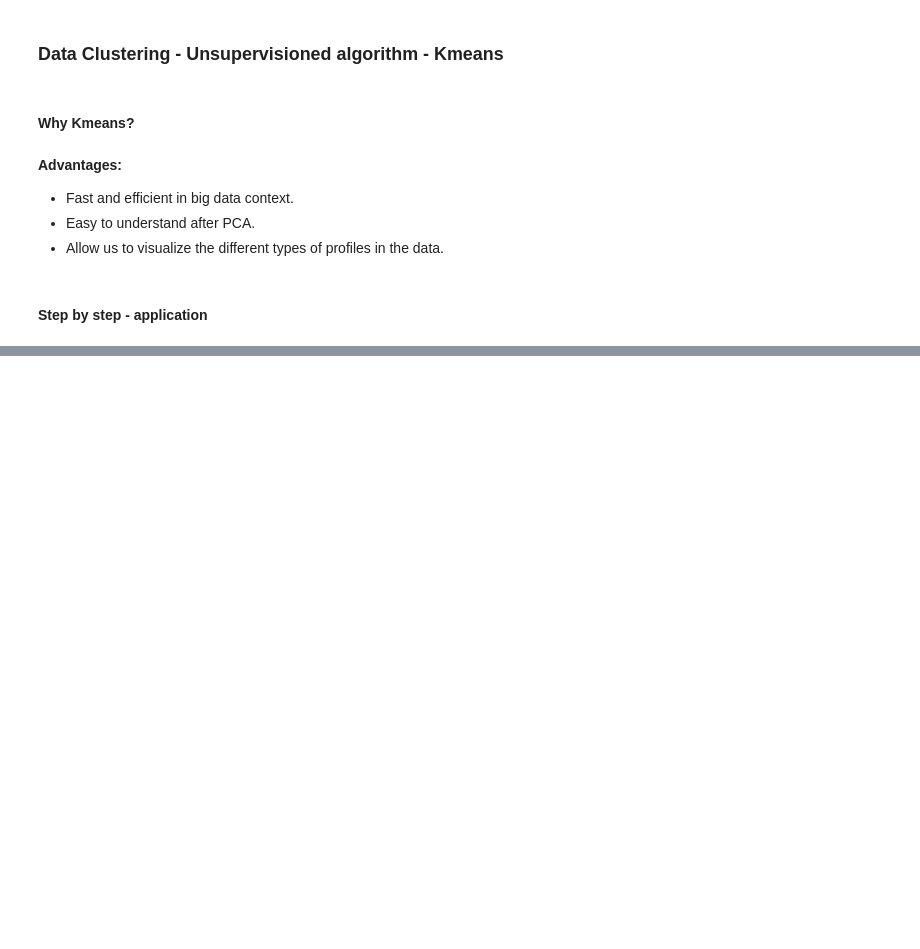
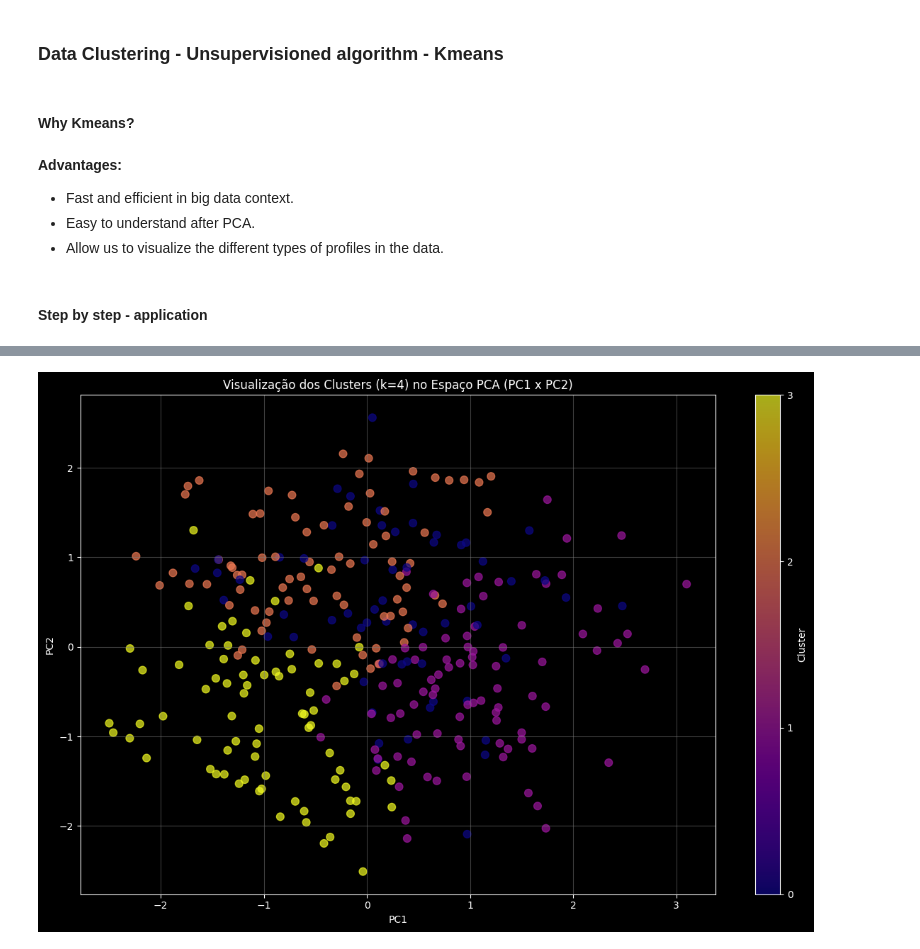
Before and after one commit to gusdorio/spark-project, a Jupyter notebook: scripts/pca_analysis.ipynb, the cells around one changed output, grey strips where cells are left out. Drawn from its saved outputs; the diff is of its cells as text; code cells hidden in the pictures; blank space fills up the shorter version.

```diff
--- a/scripts/pca_analysis.ipynb
+++ b/scripts/pca_analysis.ipynb
@@ -564,0 +508,14 @@ plt.show()
+# %%
+# Definir número de clusters (exemplo: 4, pode ser ajustado conforme análise dos dados)
+kmeans_k4 = KMeans(featuresCol="kmeans_features", predictionCol="cluster", k=4, seed=42)
+kmeans_model_k4 = kmeans_k4.fit(kmeans_input)
+clustered_k4 = kmeans_model_k4.transform(kmeans_input)
+
+# Mostrar atribuição de clusters
+print("Atribuição de clusters com k=4 (primeiras 10 linhas):")
+clustered_k4.select('pca_features', 'cluster').show(10, truncate=False)
+
+# Contagem de elementos por cluster
+print("\nContagem de elementos por cluster com k=4:")
+cluster_counts_k4 = clustered_k4.groupBy('cluster').count().orderBy('cluster')
+cluster_counts_k4.show()
@@ -564,0 +573,55 @@ plt.show()
+# %%
+# Escolher o número de clusters com base no método Elbow
+# (Analisar o gráfico e escolher o ponto de "cotovelo")
+n_clusters_final = 4  # Número ideal de clusters identificado
+
+# Aplicar KMeans com o número ideal de clusters (usaremos o modelo k=4 já treinado: kmeans_model_k4)
+clustered_final = clustered_k4 # Reutilizando o modelo com k=4
+
+# Mostrar atribuição de clusters
+print(f"Atribuição de clusters com k={n_clusters_final} (primeiras 10 linhas):")
+clustered_final.select('pca_features', 'cluster').show(10, truncate=False)
+
+# Contagem de elementos por cluster
+print(f"\nContagem de elementos por cluster com k={n_clusters_final}:")
+cluster_counts_final = clustered_final.groupBy('cluster').count().orderBy('cluster')
+cluster_counts_final.show()
+
+# Coletar os dados necessários do DataFrame Spark para Pandas para visualização
+plot_data_final = clustered_final.select("pc_1", "pc_2", "cluster").toPandas()
+
+# Visualização dos clusters encontrados pelo KMeans no espaço dos dois primeiros componentes principais
+plt.style.use('dark_background')
+plt.figure(figsize=(12, 8)) # Ajustado tamanho
+scatter_kmeans = plt.scatter(
+    plot_data_final["pc_1"], plot_data_final["pc_2"],
+    c=plot_data_final["cluster"], cmap="plasma", alpha=0.7, s=60 # Alterado cmap para plasma
+)
+plt.xlabel("PC1", color='white')
+plt.ylabel("PC2", color='white')
+plt.title(f"Visualização dos Clusters (k={n_clusters_final}) no Espaço PCA (PC1 x PC2)", color='white')
+cbar_kmeans = plt.colorbar(scatter_kmeans, label="Cluster", ticks=range(n_clusters_final)) # Adicionado ticks
+cbar_kmeans.ax.yaxis.set_tick_params(color='white') # Cor dos ticks da colorbar
+cbar_kmeans.set_label('Cluster', color='white') # Cor do label da colorbar
+plt.xticks(color='white')
+plt.yticks(color='white')
+plt.grid(True, color='gray', alpha=0.5)
+plt.tight_layout()
+plt.show()
+
+# Análise dos perfis de cada cluster com base nas features originais
+print(f"\n--- Análise dos Perfis dos Clusters (k={n_clusters_final}) ---")
+for cluster_id in range(n_clusters_final):
+    print(f"\n--- Cluster {cluster_id} ---")
+    cluster_data = clustered_final.filter(clustered_final.cluster == cluster_id)
+
+    # Calcular a média dos valores originais das features para este cluster
+    feature_means = cluster_data.select(*([col(c) for c in feature_cols])) \
+                                .agg(*([F.mean(col(c)).alias(c) for c in feature_cols])) \
+                                .collect()[0].asDict()
+
+    # Imprimir as médias das features para este cluster
+    print("Média das Features Originais:")
+    for feature, mean_value in feature_means.items():
+        print(f"  - {feature}: {mean_value:.2f}")
+# %% [output]
@@ -564,0 +645 @@ plt.show()
+[figure, added]
```
Also changed, not shown: parts of 15 cells of this notebook.
